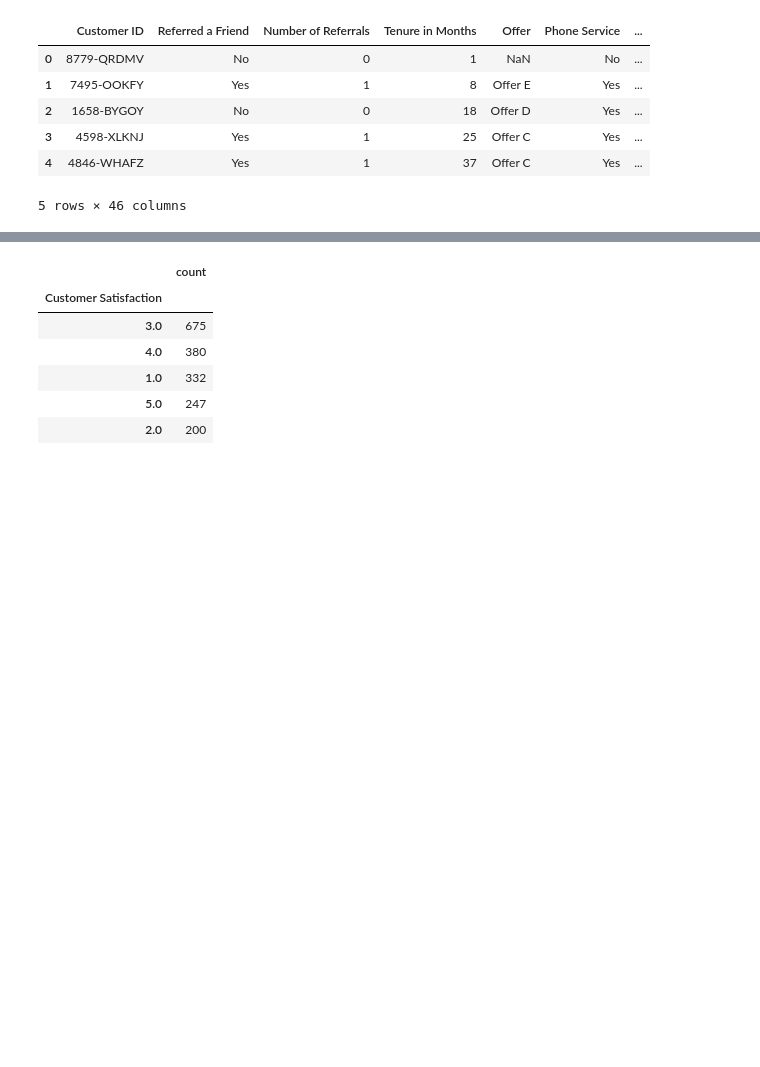
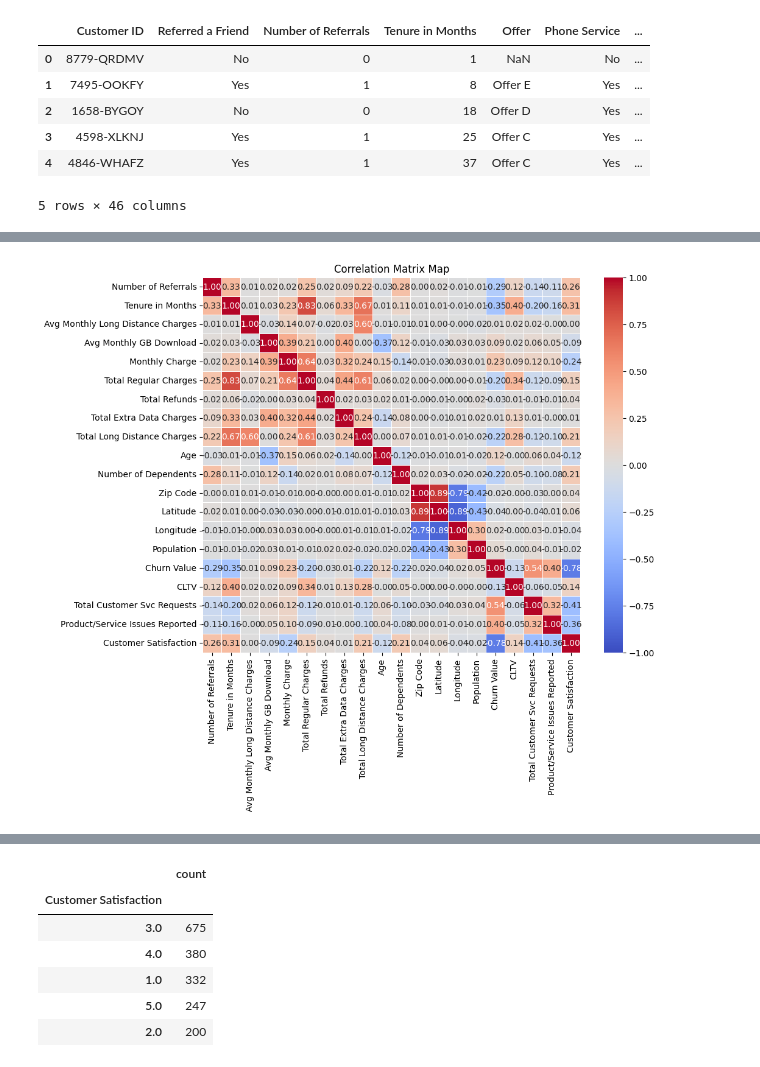
Before and after one commit to asit18/ai-ml, a Jupyter notebook: colab_activity6_2.ipynb, the cells around one changed output, grey strips where cells are left out. Drawn from its saved outputs; the diff is of its cells as text; code cells hidden in the pictures; blank space fills up the shorter version.

```diff
--- a/colab_activity6_2.ipynb
+++ b/colab_activity6_2.ipynb
@@ -30,3 +87,19 @@ df.head()
+# %%
+df["Churn Value" == 1]
+plt.figure(figsize=(10, 8))
+sns.heatmap(
+    df.corr(numeric_only=True),
+    annot=True,  # Shows the correlation numbers inside the squares
+    cmap="coolwarm",  # Red for positive correlation, blue for negative
+    fmt=".2f",  # Limits decimals to 2 places
+    vmin=-1,
+    vmax=1,  # Sets the colorbar scale limits
+    linewidths=0.5,  # Adds thin borders between squares
+)
+plt.title("Correlation Matrix Map")
+plt.show()
+# %% [output]
+[figure, added]
 # %%
 df.query("`Customer Satisfaction` in (4,5)").head()
 # print(df['Customer Satisfaction'].unique().tolist())
```
Also changed, not shown: parts of 10 cells of this notebook.
